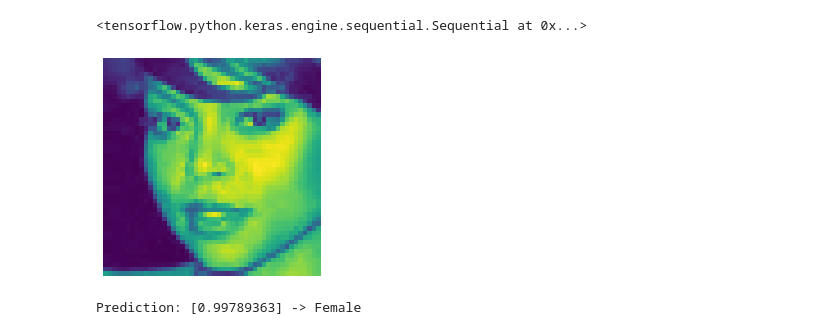
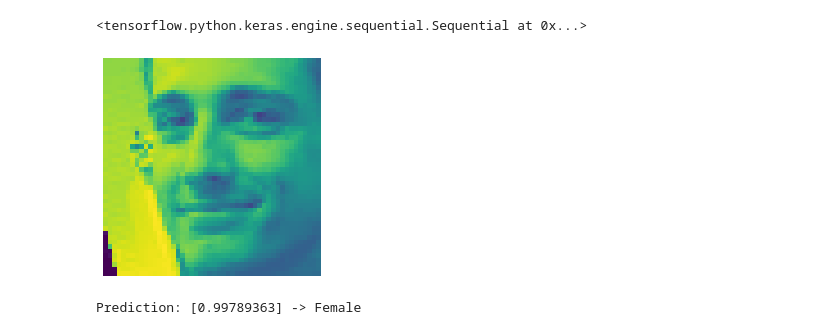
Before and after one commit to Real-VeerSandhu/Ethnicity-Age-Prediction, a Jupyter notebook: main_notebook.ipynb, the cells around one changed output. Drawn from its saved outputs; the diff is of its cells as text; code cells hidden in the pictures.

```diff
--- a/main_notebook.ipynb
+++ b/main_notebook.ipynb
@@ -196,9 +196,9 @@ def save_img(index, name):
     plt.imshow(input_img)
     plt.savefig(name)
 # %%
-save_img(2, 'image1.png')
+save_img(297, 'image12.png')
 # %% [output]
-[figure, old version]
+[figure, new version]
 # %%
 def local_predict_gender(index):
     '''Predict gender from an image in the local dataset'''
```
Also changed, not shown: 12 other files.
